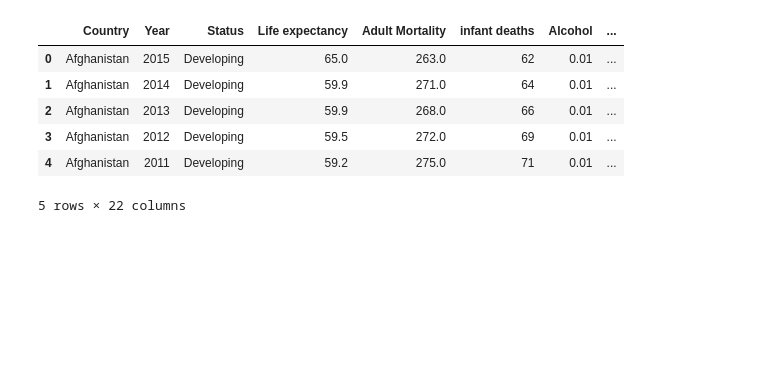
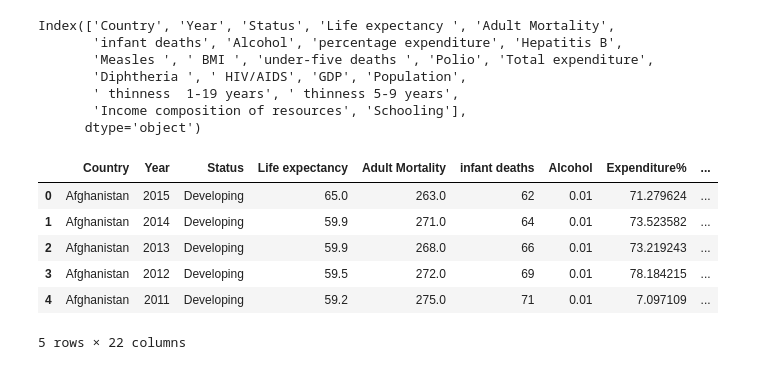
Before and after one commit to JTenaSan/LifeExpectancyData, a Jupyter notebook: LifeExpectancyAnalysis.ipynb, the cells around one changed output. Drawn from its saved outputs; the diff is of its cells as text; code cells hidden in the pictures; blank space fills up the shorter version.

```diff
--- a/LifeExpectancyAnalysis.ipynb
+++ b/LifeExpectancyAnalysis.ipynb
@@ -17,11 +19,24 @@ import seaborn as sns
 # %%
 df = pd.read_csv(path + "/Life Expectancy Data.csv")
 df.head()
+print(df.columns)
 # %% [output]
-|  | Country | Year | Status | Life expectancy | Adult Mortality | infant deaths | Alcohol | ... |
-| 0 | Afghanistan | 2015 | Developing | 65.0 | 263.0 | 62 | 0.01 | ... |
-| 1 | Afghanistan | 2014 | Developing | 59.9 | 271.0 | 64 | 0.01 | ... |
-| 2 | Afghanistan | 2013 | Developing | 59.9 | 268.0 | 66 | 0.01 | ... |
-| 3 | Afghanistan | 2012 | Developing | 59.5 | 272.0 | 69 | 0.01 | ... |
-| 4 | Afghanistan | 2011 | Developing | 59.2 | 275.0 | 71 | 0.01 | ... |
-5 rows × 22 columns
+Index(['Country', 'Year', 'Status', 'Life expectancy ', 'Adult Mortality',
+       'infant deaths', 'Alcohol', 'percentage expenditure', 'Hepatitis B',
+       'Measles ', ' BMI ', 'under-five deaths ', 'Polio', 'Total expenditure',
+       'Diphtheria ', ' HIV/AIDS', 'GDP', 'Population',
+       ' thinness  1-19 years', ' thinness 5-9 years',
+       'Income composition of resources', 'Schooling'],
+      dtype='object')
+# %%
+df = df.dropna()
+df = df.rename(columns={"percentage expenditure": "Expenditure%"})
+df.head()
+# %% [output]
+|  | Country | Year | Status | Life expectancy | Adult Mortality | infant deaths | Alcohol | Expenditure% | ... |
+| 0 | Afghanistan | 2015 | Developing | 65.0 | 263.0 | 62 | 0.01 | 71.279624 | ... |
+| 1 | Afghanistan | 2014 | Developing | 59.9 | 271.0 | 64 | 0.01 | 73.523582 | ... |
+| 2 | Afghanistan | 2013 | Developing | 59.9 | 268.0 | 66 | 0.01 | 73.219243 | ... |
+| 3 | Afghanistan | 2012 | Developing | 59.5 | 272.0 | 69 | 0.01 | 78.184215 | ... |
+| 4 | Afghanistan | 2011 | Developing | 59.2 | 275.0 | 71 | 0.01 | 7.097109 | ... |
+5 rows × 22 columns
```
Also changed, not shown: parts of 5 cells of this notebook.
